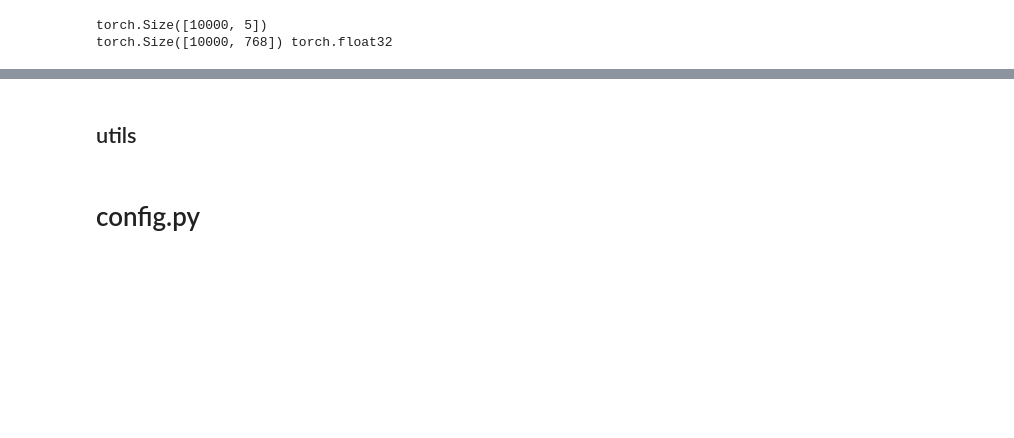
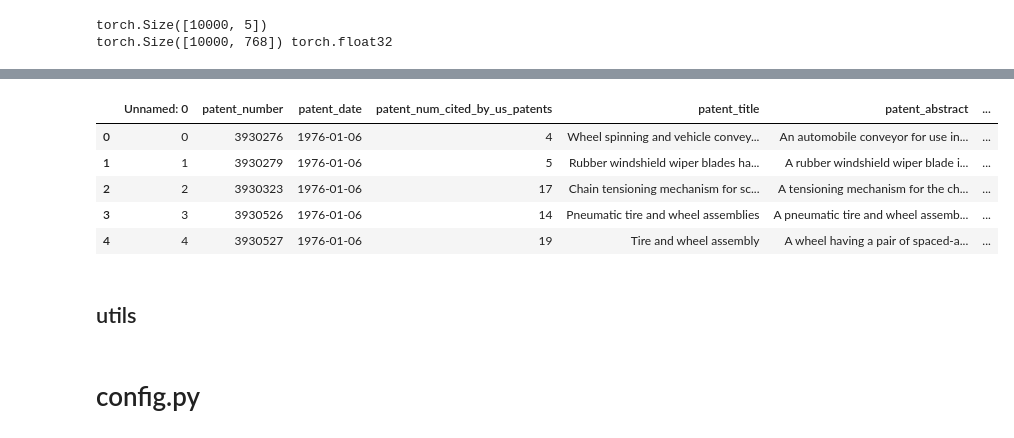
Before and after one commit to Zheng-Ao/Colab-Notebooks, a Jupyter notebook: P0_v05.ipynb, the cells around one changed output, grey strips where cells are left out. Drawn from its saved outputs; the diff is of its cells as text; code cells hidden in the pictures; blank space fills up the shorter version.

```diff
--- a/P0_v05.ipynb
+++ b/P0_v05.ipynb
@@ -97,3 +107,23 @@ torch.Size([10000, 768]) torch.float32
+# %%
+for str in ["inventors","assignees","IPCs"]:
+    for i in range(len(raw_data[str])):
+        if str == "assignees":
+            if raw_data[str].values[i] == "[{'assignee_sequence': None, 'assignee_key_id': None}]":
+                raw_data[str].values[i] = 0
+                continue
+        raw_data[str].values[i] = len(eval(raw_data[str].values[i]))
+
+for str in ["patent_num_claims","patent_num_us_patent_citations","inventors","assignees","IPCs"]:
+    raw_data[str] = (raw_data[str] - raw_data[str].mean())/raw_data[str].std()
+# %%
+raw_data.head()
+# %% [output]
+|  | Unnamed: 0 | patent_number | patent_date | patent_num_cited_by_us_patents | patent_title | patent_abstract | ... |
+| 0 | 0 | 3930276 | 1976-01-06 | 4 | Wheel spinning and vehicle convey... | An automobile conveyor for use in... | ... |
+| 1 | 1 | 3930279 | 1976-01-06 | 5 | Rubber windshield wiper blades ha... | A rubber windshield wiper blade i... | ... |
+| 2 | 2 | 3930323 | 1976-01-06 | 17 | Chain tensioning mechanism for sc... | A tensioning mechanism for the ch... | ... |
+| 3 | 3 | 3930526 | 1976-01-06 | 14 | Pneumatic tire and wheel assemblies | A pneumatic tire and wheel assemb... | ... |
+| 4 | 4 | 3930527 | 1976-01-06 | 19 | Tire and wheel assembly | A wheel having a pair of spaced-a... | ... |
 # %% [markdown]
 ## utils
 # %%
```
Also changed, not shown: parts of 7 cells of this notebook.
